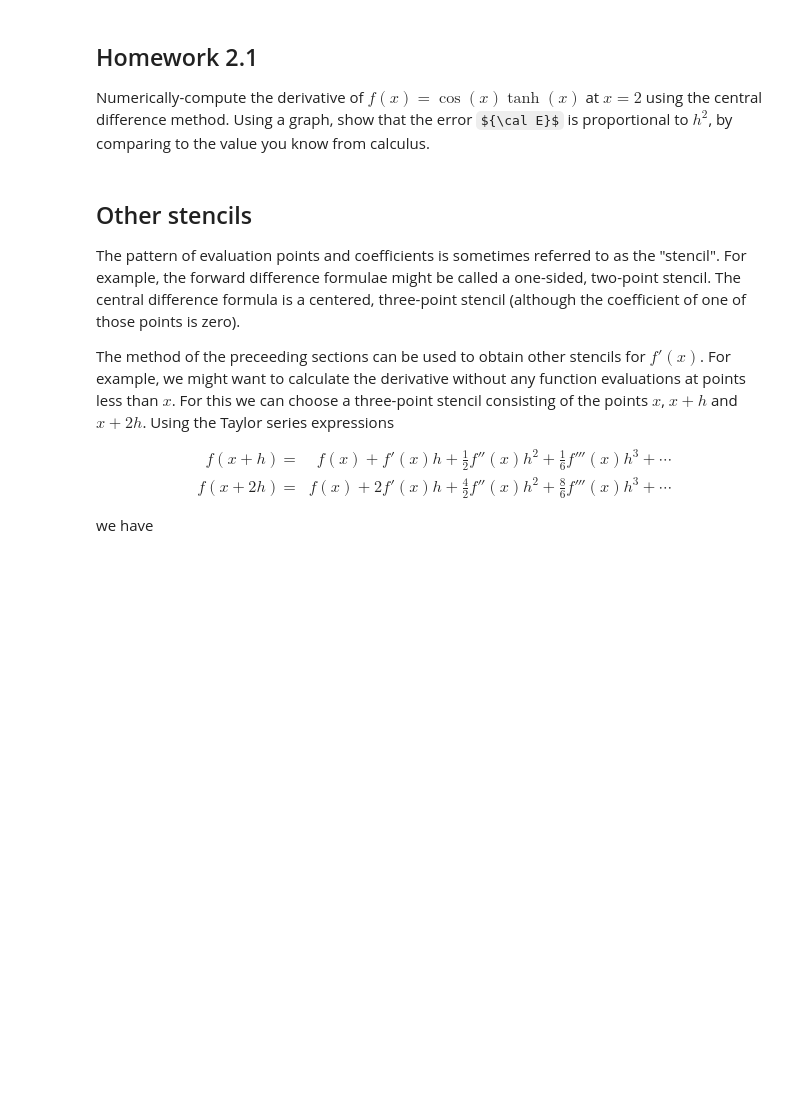
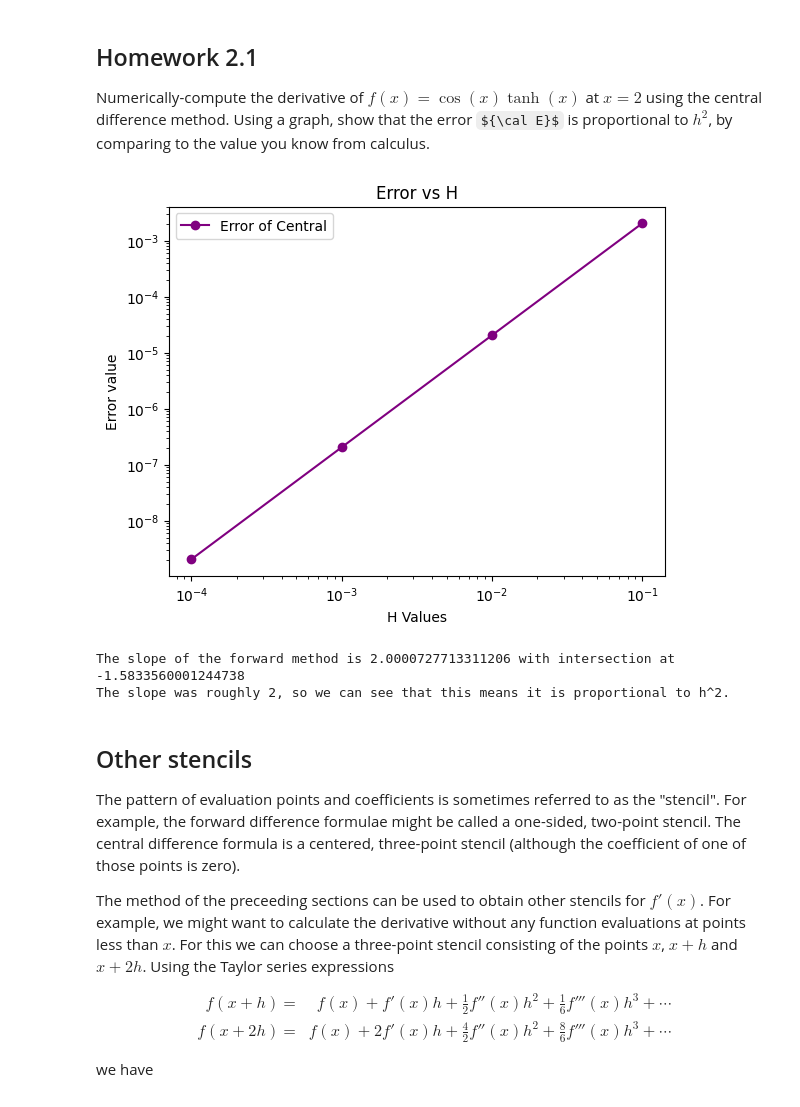
Before and after one commit to ManlyMouse/PHYS4130-S26, a Jupyter notebook: Emma Krebs/Numerical Differentiation/P2-Numerical Differentiation and Machine Error.ipynb, the cells around one changed output. Saved outputs shown, nothing was run; the diff lists cells and outputs as text; code cells hidden in the pictures; some formulas as TeX source; blank space fills up the shorter version.

```diff
--- a/Emma Krebs/Numerical Differentiation/P2-Numerical Differentiation and Machine Error.ipynb
+++ b/Emma Krebs/Numerical Differentiation/P2-Numerical Differentiation and Machine Error.ipynb
@@ -445,6 +445,45 @@ cancel; rather, they combine to give the central difference error ${\cal E}_C$.
 ## Homework 2.1
 
 Numerically-compute the derivative of $f(x) = \cos(x)\tanh(x)$ at $x=2$ using the central difference method. Using a graph, show that the error ${\cal E}$ is proportional to $h^2$, by comparing to the value you know from calculus.
+# %%
+'''
+    Definition: central_difference
+    Parameters: h_array, array of h values for calculated approximations, x for point of apporximation
+    Description: Central difference method where it calculates an array of values depending on the given h(s).
+'''
+def central_difference(h_array, x):
+    central_array = []
+    error_array = []
+    for h in h_array:
+
+        f_prime_value = (f(x+h) - f(x-h)) / (2*h)
+        central_array.append(f_prime_value)
+
+        # Then calculate the error
+        error = np.abs(f_prime_value - f_prime(x))
+        error_array.append(error)
+
+    return central_array, error_array
+
+h_array = h_generator(4)
+central, error = central_difference(h_array, 2)
+
+plt.loglog(h_array, error, 'o-', color='purple', label="Error of Central")
+plt.xlabel('H Values')
+plt.ylabel('Error value')
+plt.title("Error vs H")
+plt.legend()
+plt.show()
+
+central_coefficients = np.polyfit(np.log(h_array), np.log(error), 1)
+
+print(f"The slope of the forward method is {central_coefficients[0]} with intersection at {central_coefficients[1]}")
+
+print("The slope was roughly 2, so we can see that this means it is proportional to h^2.")
+# %% [output]
+[figure, added]
+The slope of the forward method is 2.0000727713311206 with intersection at -1.5833560001244738
+The slope was roughly 2, so we can see that this means it is proportional to h^2.
 # %% [markdown]
 Other stencils
 --------------------
```
Also changed, not shown: parts of 4 cells of this notebook.
